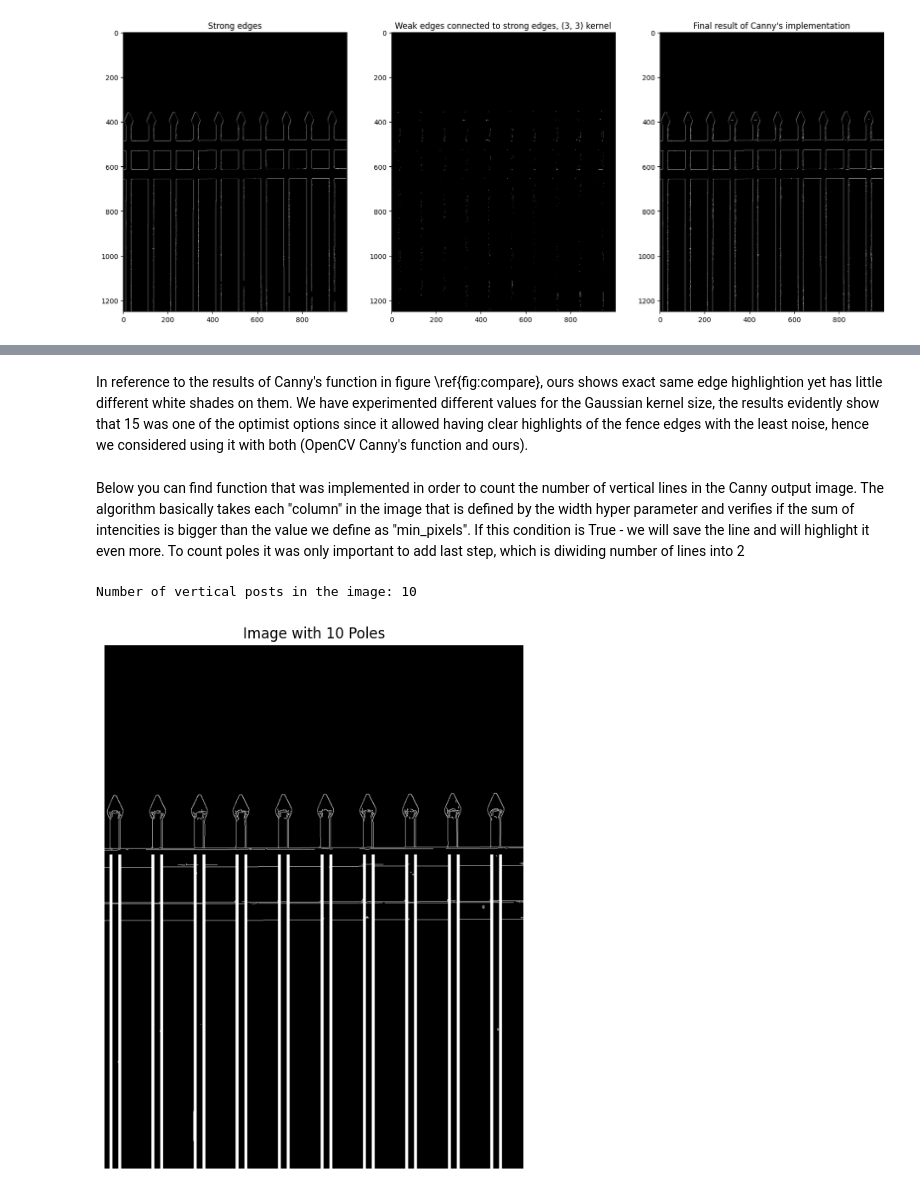
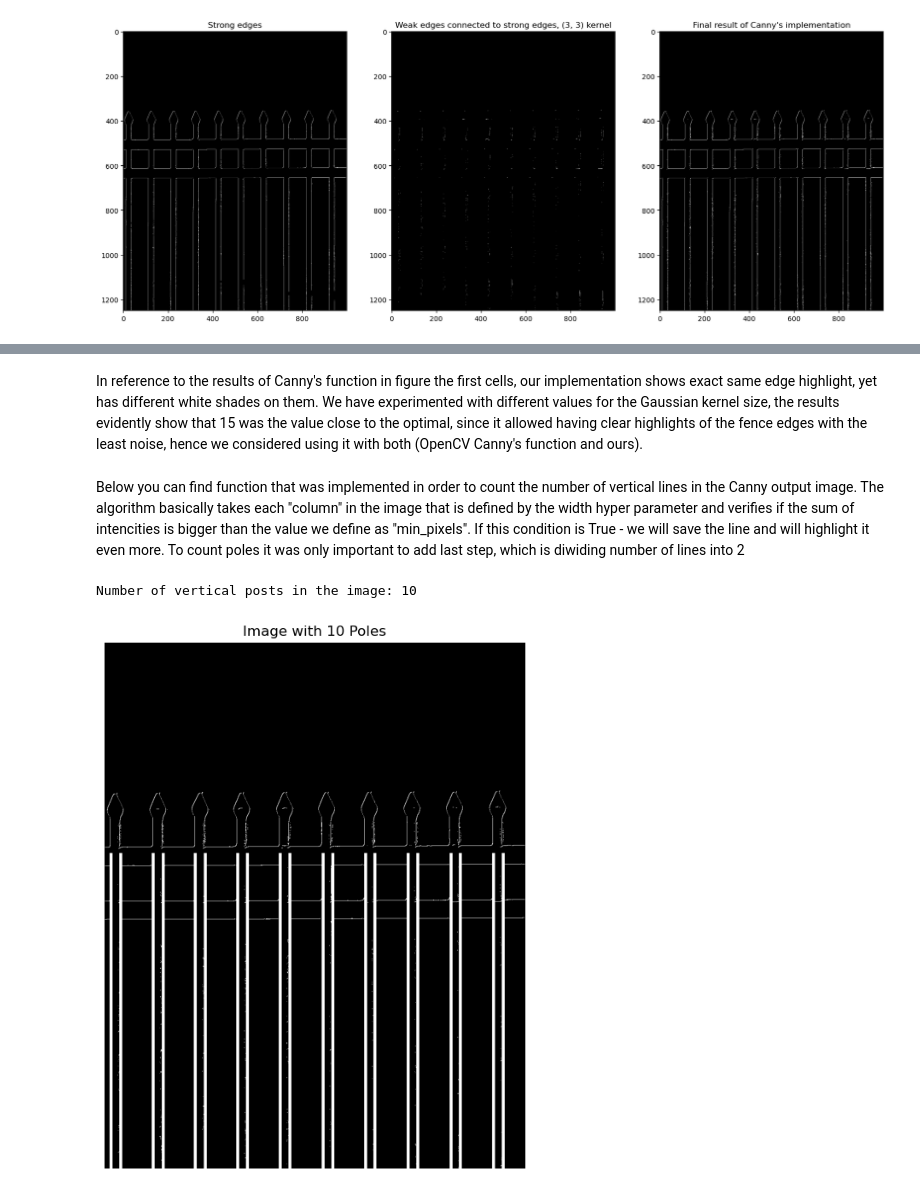
Before and after one commit to master-mbzuai/CV701, a Jupyter notebook: 02/code/task_1.ipynb, the cells around one changed output, grey strips where cells are left out. Cells and saved outputs as stored; diff of their text form; code cells hidden in the pictures.

```diff
--- a/02/code/task_1.ipynb
+++ b/02/code/task_1.ipynb
@@ -320,7 +320,7 @@ plt.show()
 # %% [output]
 [figure]
 # %% [markdown]
-In reference to the results of Canny's function in figure \ref{fig:compare}, ours shows exact same edge highlightion yet has little different white shades on them. We have experimented different values for the Gaussian kernel size, the results evidently show that 15 was one of the optimist options since it allowed having clear highlights of the fence edges with the least noise, hence we considered using it with both (OpenCV Canny's function and ours).
+In reference to the results of Canny's function in figure the first cells, our implementation shows exact same edge highlight, yet has different white shades on them. We have experimented with different values for the Gaussian kernel size, the results evidently show that 15 was the value close to the optimal, since it allowed having clear highlights of the fence edges with the least noise, hence we considered using it with both (OpenCV Canny's function and ours).
 # %% [markdown]
 Below you can find function that was implemented in order to count the number of vertical lines in the Canny output image. The algorithm basically takes each "column" in the image that is defined by the width hyper parameter and verifies if the sum of intencities is bigger than the value we define as "min_pixels". If this condition is True - we will save the line and will highlight it even more. To count poles it was only important to add last step, which is diwiding number of lines into 2
 # %%
@@ -328,46 +328,35 @@ def count_posts(edge_image, min_pixels=100, min_col_width=7):
     lines = 0                   #lines is set to 0 to count the number of vertical lines found in the image
     col = 0                     #col is used to iterate over columns of the edge_image
     h = int(len(edge_image[0])) #height of the image
-    w = int(len(edge_image[1])) #width of th image
+    w = int(len(edge_image[1])) #width of the image
 
     image_with_lines = edge_image.copy()
 
     while col < w:
         col_pixels = int(np.sum(edge_image[:, col]) / 255) #calculates the number of white pixels in the current column
 
-        if col_pixels > min_pixels:  #If True: Detect as a vertical line
-            lines += 1               #Increase the vertical line count
+        if col_pixels > min_pixels:
+            lines += 1
 
             #Draw a thicker line to show the vertical line in the edge image
             col_start = col
             col_end = col + min_col_width
-            image_with_lines[500:1250, col_start:col_end] = 255  # Set the pixels to white for the line
+            image_with_lines[500:1250, col_start:col_end] = 255
 
             col += min_col_width  #By incrementing col by min_col_width, the code skips over the width of the detected line before continuing to search for the next line.
-
-
-        col += 1 #increment col by 1 if the current column is not a post
-
-    posts = int(lines/2) #a post consists of two lines
+        col += 1
+    posts = int(lines/2)
     return posts, image_with_lines
-
-# Example usage:
-# Load an example image and create an edge image (you may have your own edge detection process)
-image = cv2.imread('../images/fence.jpg', cv2.IMREAD_GRAYSCALE)
-edge_image = cv2.Canny(image, 100, 200)
-
-# Call the modified function to count lines and draw lines on the image
-posts_count, image_with_lines = count_posts(edge_image)
-
-# Display the result
-print(f'Number of vertical posts in the image: {posts_count}')
-
-# Display the image with drawn lines using plt.imshow
-plt.figure(figsize=(8, 8))
-plt.imshow(image_with_lines, cmap='gray')
-plt.title(f'Image with {posts_count} Poles')
-plt.axis('off')
-plt.show()
-# %% [output]
-Number of vertical posts in the image: 10
-[figure, removed]
+# %%
+posts_count, image_with_lines = count_posts(canny)
+
+print(f'Number of vertical posts in the image: {posts_count}')
+
+plt.figure(figsize=(8, 8))
+plt.imshow(image_with_lines, cmap='gray')
+plt.title(f'Image with {posts_count} Poles')
+plt.axis('off')
+plt.show()
+# %% [output]
+Number of vertical posts in the image: 10
+[figure, added]
```
Also changed, not shown: parts of 6 cells of this notebook.
